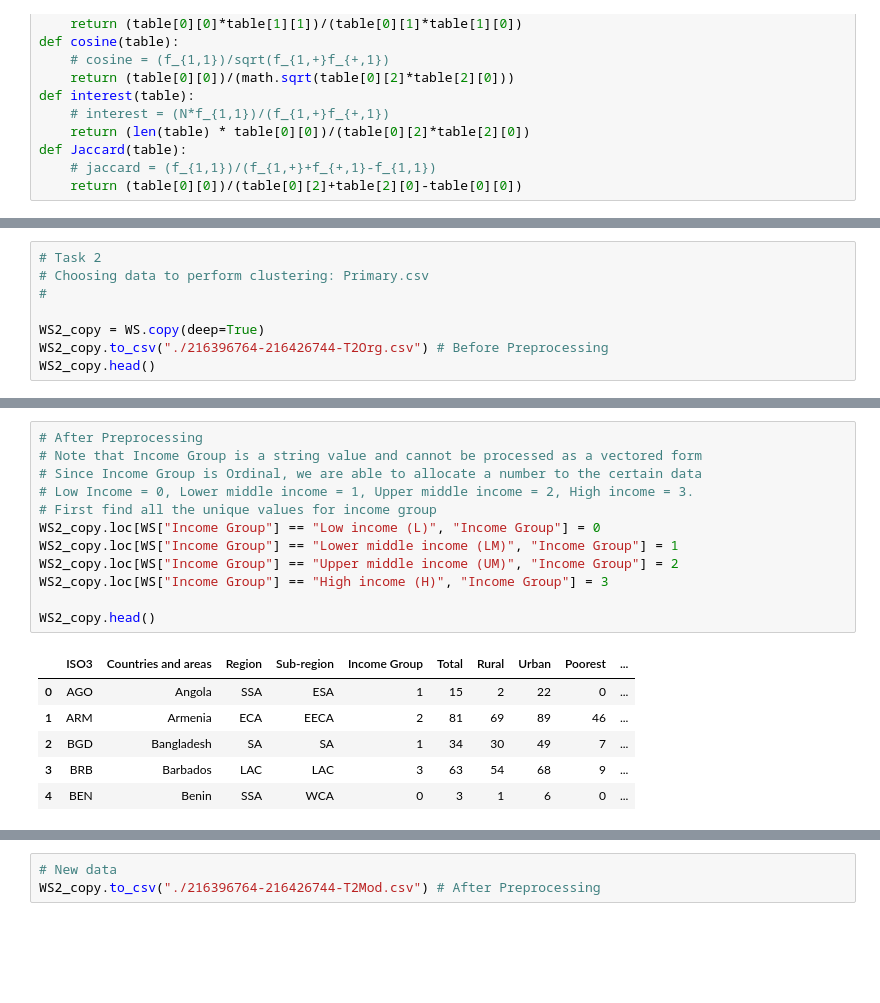
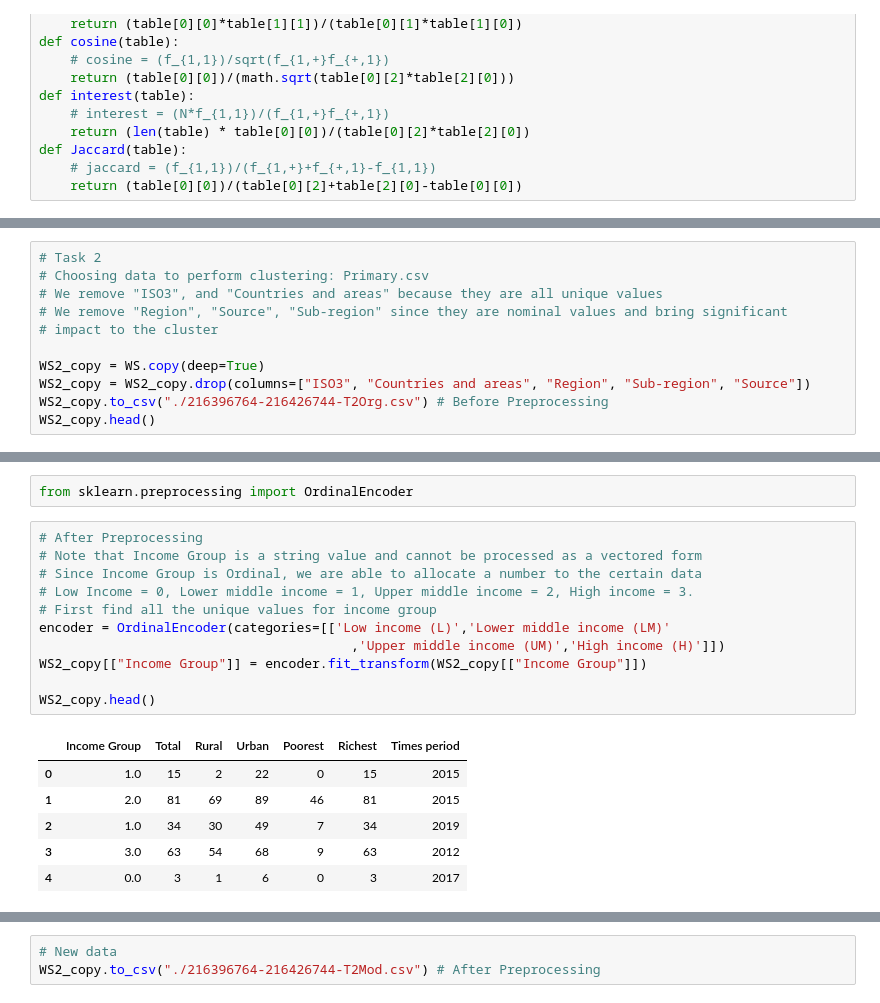
Before and after one commit to Jeffkw213/EECS4412, a Jupyter notebook: phase3/Part_3.ipynb, the cells around one changed output, grey strips where cells are left out. Saved outputs shown, nothing was run; the diff lists cells and outputs as text; blank space fills up the shorter version.

```diff
--- a/phase3/Part_3.ipynb
+++ b/phase3/Part_3.ipynb
@@ -577,9 +600,12 @@ data_crosstab
 # %%
 # Task 2
 # Choosing data to perform clustering: Primary.csv
-#
+# We remove "ISO3", and "Countries and areas" because they are all unique values
+# We remove "Region", "Source", "Sub-region" since they are nominal values and bring significant
+# impact to the cluster
 
 WS2_copy = WS.copy(deep=True)
+WS2_copy = WS2_copy.drop(columns=["ISO3", "Countries and areas", "Region", "Sub-region", "Source"])
 WS2_copy.to_csv("./216396764-216426744-T2Org.csv") # Before Preprocessing
 WS2_copy.head()
 # %% [output]
@@ -592,19 +618,20 @@ WS2_copy.head()
+# %%
+from sklearn.preprocessing import OrdinalEncoder
 # %%
 # After Preprocessing
 # Note that Income Group is a string value and cannot be processed as a vectored form
 # Since Income Group is Ordinal, we are able to allocate a number to the certain data
 # Low Income = 0, Lower middle income = 1, Upper middle income = 2, High income = 3.
 # First find all the unique values for income group
-WS2_copy.loc[WS["Income Group"] == "Low income (L)", "Income Group"] = 0
-WS2_copy.loc[WS["Income Group"] == "Lower middle income (LM)", "Income Group"] = 1
-WS2_copy.loc[WS["Income Group"] == "Upper middle income (UM)", "Income Group"] = 2
-WS2_copy.loc[WS["Income Group"] == "High income (H)", "Income Group"] = 3
+encoder = OrdinalEncoder(categories=[['Low income (L)','Lower middle income (LM)'
+                                        ,'Upper middle income (UM)','High income (H)']])
+WS2_copy[["Income Group"]] = encoder.fit_transform(WS2_copy[["Income Group"]])
 
 WS2_copy.head()
 # %% [output]
-|  | ISO3 | Countries and areas | Region | Sub-region | Income Group | Total | Rural | Urban | Poorest | ... |
-| 0 | AGO | Angola | SSA | ESA | 1 | 15 | 2 | 22 | 0 | ... |
-| 1 | ARM | Armenia | ECA | EECA | 2 | 81 | 69 | 89 | 46 | ... |
-| 2 | BGD | Bangladesh | SA | SA | 1 | 34 | 30 | 49 | 7 | ... |
-| 3 | BRB | Barbados | LAC | LAC | 3 | 63 | 54 | 68 | 9 | ... |
-| 4 | BEN | Benin | SSA | WCA | 0 | 3 | 1 | 6 | 0 | ... |
+|  | Income Group | Total | Rural | Urban | Poorest | Richest | Times period |
+| 0 | 1.0 | 15 | 2 | 22 | 0 | 15 | 2015 |
+| 1 | 2.0 | 81 | 69 | 89 | 46 | 81 | 2015 |
+| 2 | 1.0 | 34 | 30 | 49 | 7 | 34 | 2019 |
+| 3 | 3.0 | 63 | 54 | 68 | 9 | 63 | 2012 |
+| 4 | 0.0 | 3 | 1 | 6 | 0 | 3 | 2017 |
```
Also changed, not shown: parts of 37 cells of this notebook, 8 other files.
